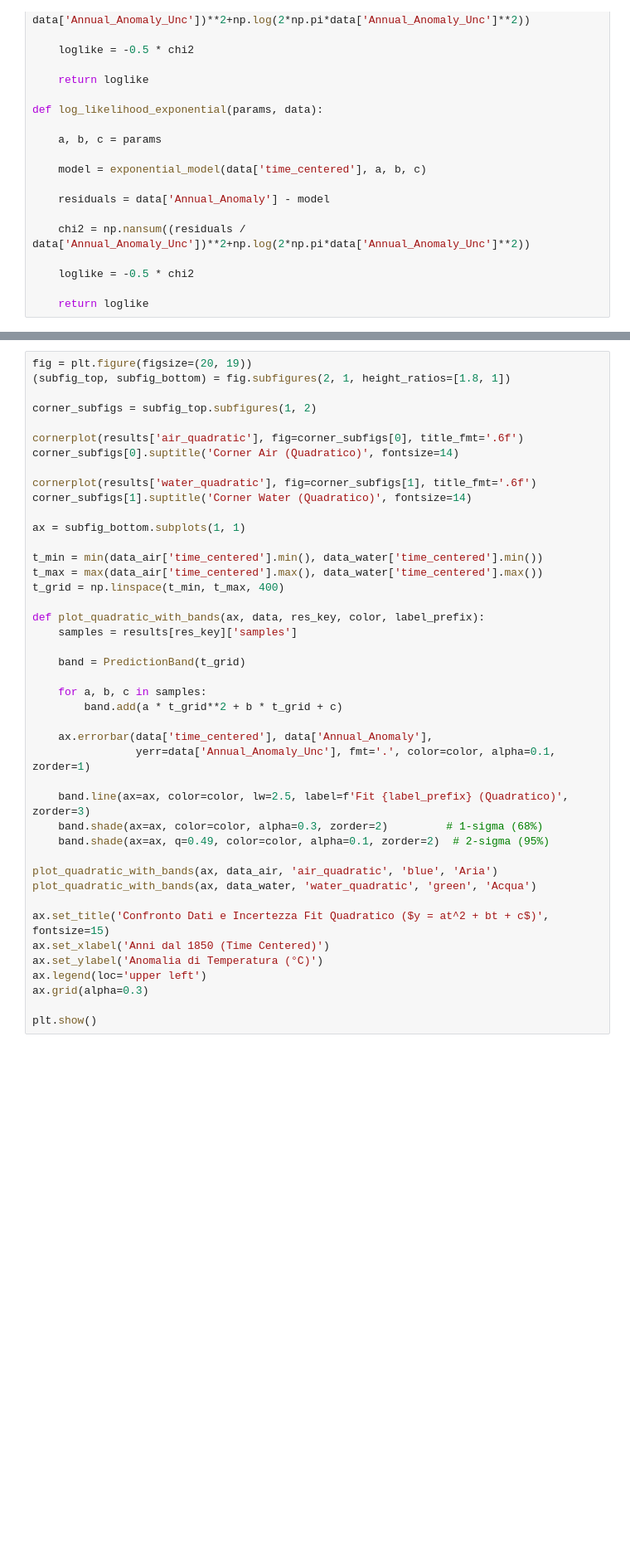
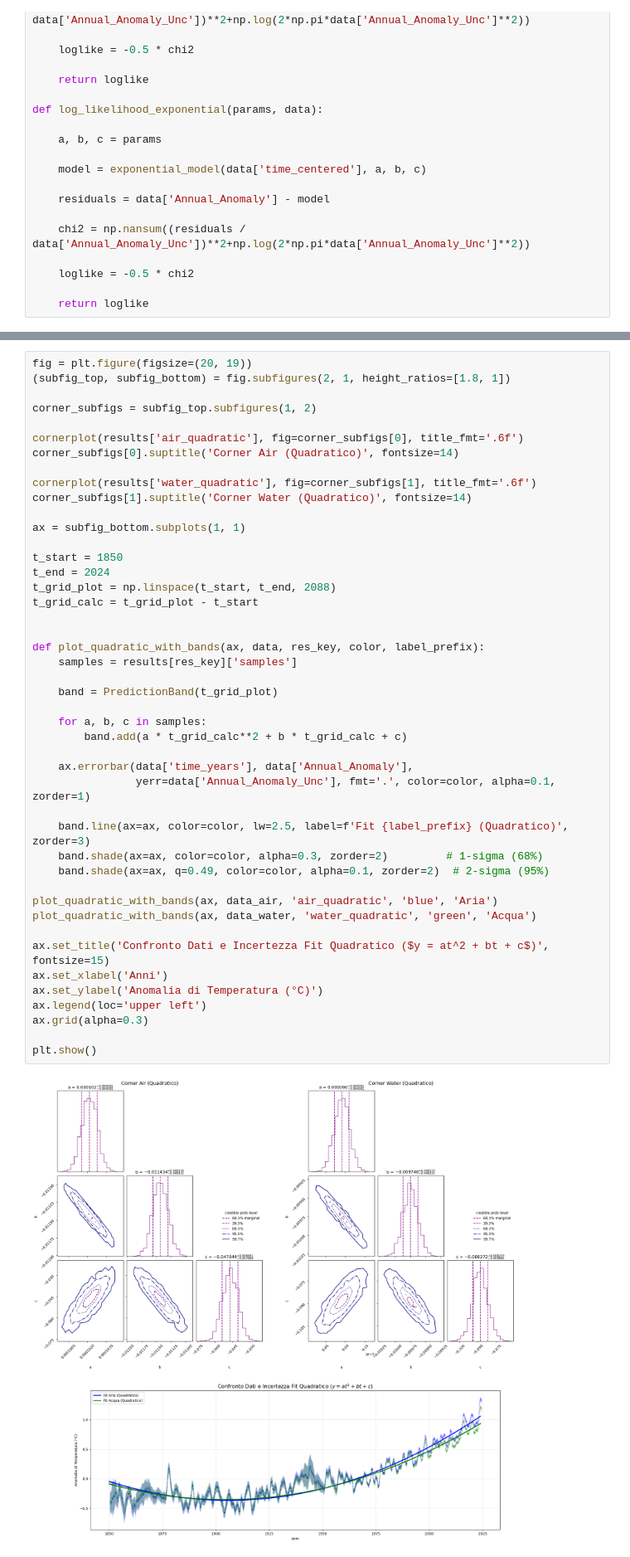
Before and after one commit to EnricoVianelli/GlobalWarming, a Jupyter notebook: global_warming.ipynb, the cells around one changed output, grey strips where cells are left out. Shown at 83% size. Saved outputs shown, nothing was run; the diff lists cells and outputs as text; blank space fills up the shorter version.

```diff
--- a/global_warming.ipynb
+++ b/global_warming.ipynb
@@ -304,40 +416,44 @@ corner_subfigs = subfig_top.subfigures(1, 2)
 cornerplot(results['air_quadratic'], fig=corner_subfigs[0], title_fmt='.6f')
 corner_subfigs[0].suptitle('Corner Air (Quadratico)', fontsize=14)
 
 cornerplot(results['water_quadratic'], fig=corner_subfigs[1], title_fmt='.6f')
 corner_subfigs[1].suptitle('Corner Water (Quadratico)', fontsize=14)
 
 ax = subfig_bottom.subplots(1, 1)
 
-t_min = min(data_air['time_centered'].min(), data_water['time_centered'].min())
-t_max = max(data_air['time_centered'].max(), data_water['time_centered'].max())
-t_grid = np.linspace(t_min, t_max, 400)
+t_start = 1850
+t_end = 2024
+t_grid_plot = np.linspace(t_start, t_end, 2088)
+t_grid_calc = t_grid_plot - t_start
+
 
 def plot_quadratic_with_bands(ax, data, res_key, color, label_prefix):
     samples = results[res_key]['samples']
 
-    band = PredictionBand(t_grid)
+    band = PredictionBand(t_grid_plot)
 
     for a, b, c in samples:
-        band.add(a * t_grid**2 + b * t_grid + c)
+        band.add(a * t_grid_calc**2 + b * t_grid_calc + c)
 
-    ax.errorbar(data['time_centered'], data['Annual_Anomaly'],
+    ax.errorbar(data['time_years'], data['Annual_Anomaly'],
                 yerr=data['Annual_Anomaly_Unc'], fmt='.', color=color, alpha=0.1, zorder=1)
 
     band.line(ax=ax, color=color, lw=2.5, label=f'Fit {label_prefix} (Quadratico)', zorder=3)
     band.shade(ax=ax, color=color, alpha=0.3, zorder=2)         # 1-sigma (68%)
     band.shade(ax=ax, q=0.49, color=color, alpha=0.1, zorder=2)  # 2-sigma (95%)
 
 plot_quadratic_with_bands(ax, data_air, 'air_quadratic', 'blue', 'Aria')
 plot_quadratic_with_bands(ax, data_water, 'water_quadratic', 'green', 'Acqua')
 
 ax.set_title('Confronto Dati e Incertezza Fit Quadratico ($y = at^2 + bt + c$)', fontsize=15)
-ax.set_xlabel('Anni dal 1850 (Time Centered)')
+ax.set_xlabel('Anni')
 ax.set_ylabel('Anomalia di Temperatura (°C)')
 ax.legend(loc='upper left')
 ax.grid(alpha=0.3)
 
 plt.show()
+# %% [output]
+[figure, added]
 # %%
 fig = plt.figure(figsize=(20, 19))
 (subfig_top, subfig_bottom) = fig.subfigures(2, 1, height_ratios=[1.8, 1])
```
Also changed, not shown: parts of 22 cells of this notebook, 1 other file.
